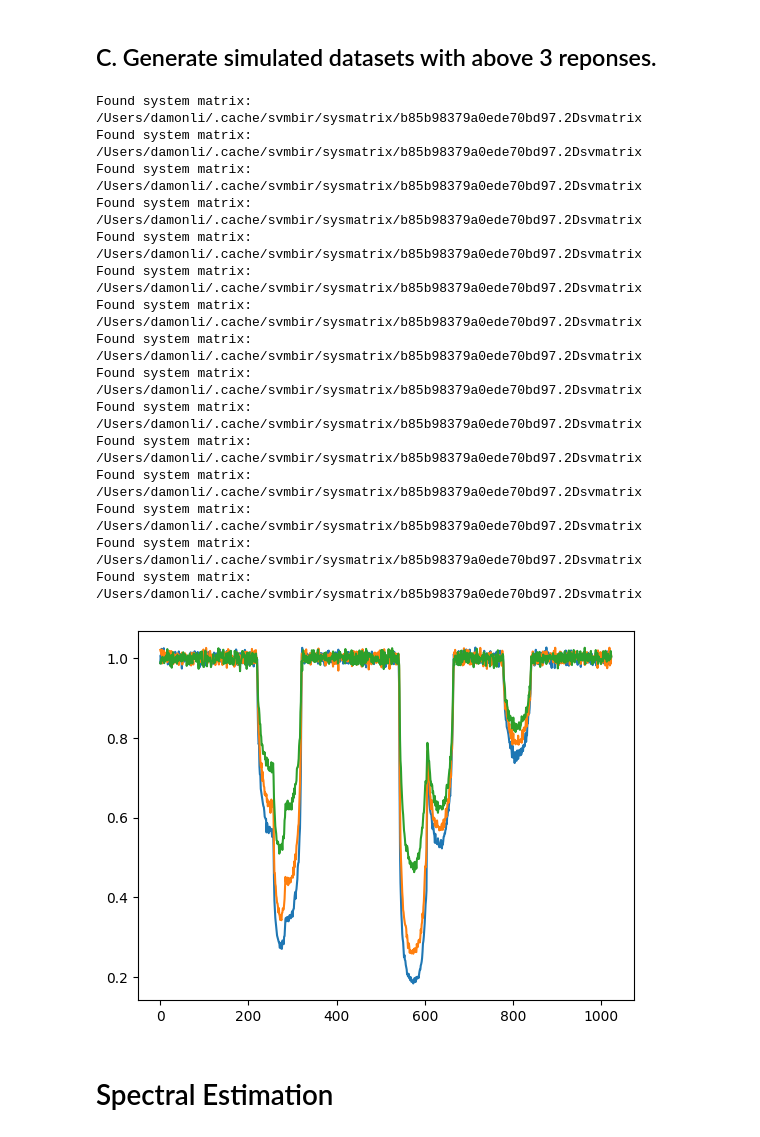
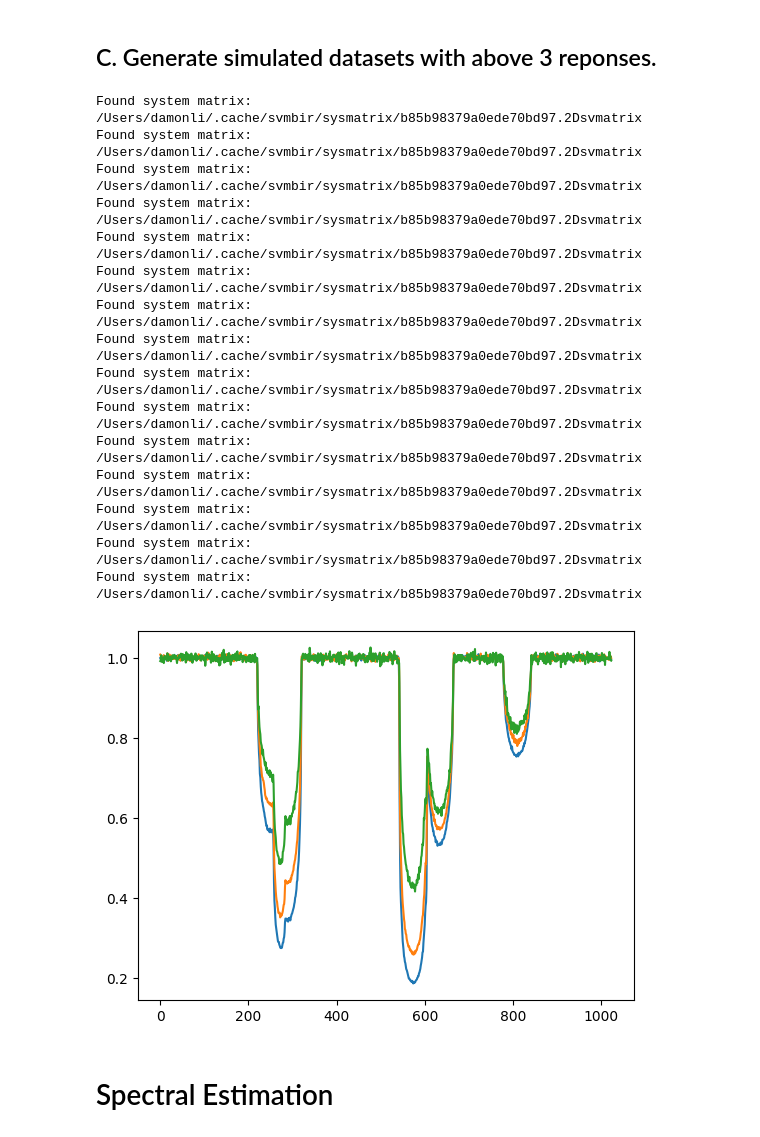
Before and after one commit to cabouman/xcal, a Jupyter notebook: docs/source/ipynb/different_filters.ipynb, the cells around one changed output. Saved outputs shown, nothing was run; the diff lists cells and outputs as text; code cells hidden in the pictures.

```diff
--- a/docs/source/ipynb/different_filters.ipynb
+++ b/docs/source/ipynb/different_filters.ipynb
@@ -84,9 +84,9 @@ src_spec_list = []
 fig, axs = plt.subplots(1, 1, figsize=(12, 9), dpi=80)
 print('\nRunning demo script (1 mAs, 100 cm)\n')
 for simkV in simkV_list:
-    s = sp.Spek(kvp=simkV + 1, th=anode_angle, dk=1, char=True)  # Create the spectrum model
+    s = sp.Spek(kvp=simkV + 1, th=anode_angle, dk=1,mas=1, char=True)  # Create the spectrum model
     k, phi_k = s.get_spectrum(edges=True)  # Get arrays of energy & fluence spectrum
-
+    phi_k = phi_k*((rsize/10)**2)
     ## Plot the x-ray spectrum
     axs.plot(k[::2], phi_k[::2] ,
                    label='Char: kvp:%d Anode angle:%d' % (simkV, anode_angle))
@@ -96,8 +96,8 @@ for simkV in simkV_list:
 
 print('\nFinished!\n')
 axs.set_xlabel('Energy  [keV]', fontsize=8)
-axs.set_ylim((0,0.4E8))
-axs.set_ylabel('Differential fluence  [unit space$^{-1}$ mAs$^{-1}$ keV$^{-1}$]', fontsize=8)
+axs.set_ylim((0,0.2E5))
+axs.set_ylabel('Differential fluence  [mm$^{-2}$ mAs$^{-1}$ keV$^{-1}$]', fontsize=8)
 axs.set_title('X-ray Source spectrum generated by spekpy')
 axs.legend(fontsize=8)
 
@@ -144,7 +144,7 @@ Text(0.5, 0, 'Energy  [keV]')
 # %%
 fltr_th_bound = [Bound(lower=0.0, upper=10.0) for i in range(3)] # mm
 
-fltr_th_list = [2.0, 6.0, 2.0] # mm
+fltr_th_list = [2.0, 6.0, 1.0] # mm
 
 # Filter is a python structure to store a filter's parameters.
 Fltr_config = [Filter([], fltr_th_bound[0], fltr_mat=Material(formula='Al', density=2.702),fltr_th=fltr_th_list[0]),
@@ -206,7 +206,7 @@ model_combination = [Model_combination(src_ind=0, fltr_ind_list=[0], scint_ind=0
                     ]
 # %%
 gt_spec_list= []
-ll = ['2 mm Al', '6 mm Al', '2 mm Cu']
+ll = ['2 mm Al', '6 mm Al', '1 mm Cu']
 i = 0
 for mc in model_combination:
     src_s = ref_src_spec_list[mc.src_ind]
@@ -215,7 +215,7 @@ for mc in model_combination:
         fltr_s=fltr_s*ref_fltr_resp_list[fii]
     scint_s  = ref_scint_cvt_list[mc.scint_ind]
     gt_spec = src_s*fltr_s*scint_s
-    gt_spec/=np.trapz(gt_spec, energies, axis=-1)
+    gt_spec /= np.trapz(gt_spec, energies, axis=-1)
     gt_spec_list.append(gt_spec)
     plt.plot(energies, gt_spec, label=ll[i])
     i+=1
@@ -266,12 +266,12 @@ class fw_projector:
 
         return projections
 # %%
-
+trans_list1=[]
 with h5py.File('../../../sim_data/sim_1v3f1s_dataset.hdf5' , 'w') as f:
     for case_i, gt_spec, mc in zip(np.arange(len(gt_spec_list)), gt_spec_list, model_combination):
 
         spec_F_train_list = []
-        proj_list = []
+        trans_list = []
 
         lac_vs_E_list = []
         # Each mask represents a homogenous cylinder.
@@ -286,19 +286,31 @@ with h5py.File('../../../sim_data/sim_1v3f1s_dataset.hdf5' , 'w') as f:
         # Forward Matrix F. cal_fw_mat uses given forward projector, LAC value,
         # and masks of homogenous objects to calculate a forward matrix.
         spec_F = cal_fw_mat(mask_list, lac_vs_E_list, energies, pfp)
-        # Integral over energy axis.
-        proj = np.trapz(spec_F * gt_spec, energies, axis=-1)
+
+        # Decomposed Source-Filter-Scintillator Model
+        src_s = ref_src_spec_list[mc.src_ind]
+        fltr_s = ref_fltr_resp_list[mc.fltr_ind_list[0]]
+        for fii in mc.fltr_ind_list[1:]:
+            fltr_s=fltr_s*ref_fltr_resp_list[fii]
+        scint_s  = ref_scint_cvt_list[mc.scint_ind]
+
+        # Add poisson noise before reaching detector/scintillator.
+        lambda_1 = spec_F * src_s* fltr_s
+        lambda_0 = src_s*fltr_s
+        lambda_noise = np.random.poisson(lambda_1)
+        trans_noise = np.trapz(lambda_noise*scint_s, energies, axis=-1)
+        trans_noise/=np.trapz(src_s*fltr_s*scint_s, energies, axis=-1)
+
+
         # Store noiseless transmission data and forward matrix.
-        proj_list.append(proj)
+        trans_list.append(trans_noise)
+        trans_list1.append(trans_noise)
         spec_F_train = spec_F.reshape((-1, spec_F.shape[-1]))
         spec_F_train_list.append(spec_F_train)
         spec_F_train_list = np.array(spec_F_train_list)
-        proj_list = np.array(proj_list)
-        # Add noise to normlized transmission data.
-        npt = 0.01
-        proj_n_list = [proj + np.sqrt(proj) * np.random.normal(0, npt, size=proj.shape) for proj in proj_list]
+        trans_list = np.array(trans_list)
 
-        plt.plot(proj_n_list[0][10,0])
+        plt.plot(trans_list[0][10,0])
 
         # Save simulated dataset to h5py file.
         src_dict_h5 = {
@@ -323,39 +335,39 @@ with h5py.File('../../../sim_data/sim_1v3f1s_dataset.hdf5' , 'w') as f:
         }
 
         d = {
-            'measurement': proj_n_list,
+            'measurement': trans_list,
             'forward_mat': spec_F_train_list,
             'src_config' : src_dict_h5,
             'fltr_config': fltr_dict_h5,
             'scint_config': scint_dict_h5,
         }
 
         # Write to HDF5 file
         grp_i = f.create_group('case '+str(case_i))
         for key, value in d.items():
             if isinstance(value, dict):
                 grp = grp_i.create_group(key)
                 for k, v in value.items():
                     grp.attrs[k] = v
             else:
                 grp_i.create_dataset(key, data=value)
 # %% [output]
 Found system matrix: /Users/damonli/.cache/svmbir/sysmatrix/b85b98379a0ede70bd97.2Dsvmatrix
 Found system matrix: /Users/damonli/.cache/svmbir/sysmatrix/b85b98379a0ede70bd97.2Dsvmatrix
 Found system matrix: /Users/damonli/.cache/svmbir/sysmatrix/b85b98379a0ede70bd97.2Dsvmatrix
 Found system matrix: /Users/damonli/.cache/svmbir/sysmatrix/b85b98379a0ede70bd97.2Dsvmatrix
 Found system matrix: /Users/damonli/.cache/svmbir/sysmatrix/b85b98379a0ede70bd97.2Dsvmatrix
 Found system matrix: /Users/damonli/.cache/svmbir/sysmatrix/b85b98379a0ede70bd97.2Dsvmatrix
 Found system matrix: /Users/damonli/.cache/svmbir/sysmatrix/b85b98379a0ede70bd97.2Dsvmatrix
 Found system matrix: /Users/damonli/.cache/svmbir/sysmatrix/b85b98379a0ede70bd97.2Dsvmatrix
 Found system matrix: /Users/damonli/.cache/svmbir/sysmatrix/b85b98379a0ede70bd97.2Dsvmatrix
 Found system matrix: /Users/damonli/.cache/svmbir/sysmatrix/b85b98379a0ede70bd97.2Dsvmatrix
 Found system matrix: /Users/damonli/.cache/svmbir/sysmatrix/b85b98379a0ede70bd97.2Dsvmatrix
 Found system matrix: /Users/damonli/.cache/svmbir/sysmatrix/b85b98379a0ede70bd97.2Dsvmatrix
 Found system matrix: /Users/damonli/.cache/svmbir/sysmatrix/b85b98379a0ede70bd97.2Dsvmatrix
 Found system matrix: /Users/damonli/.cache/svmbir/sysmatrix/b85b98379a0ede70bd97.2Dsvmatrix
 Found system matrix: /Users/damonli/.cache/svmbir/sysmatrix/b85b98379a0ede70bd97.2Dsvmatrix
-[figure, old version]
+[figure, new version]
 # %% [markdown]
 # Spectral Estimation
 # %% [markdown]
```
Also changed, not shown: parts of 12 cells of this notebook, 1 other file.
